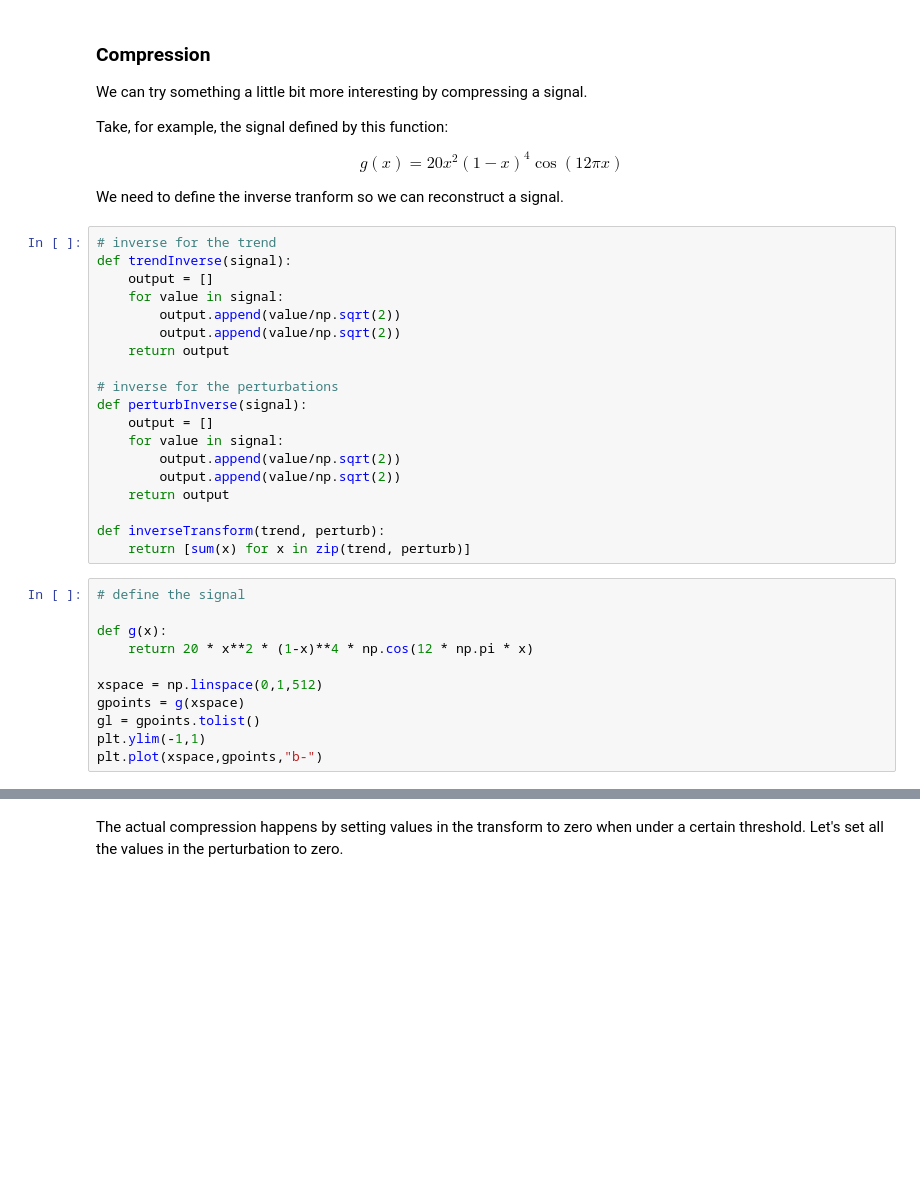
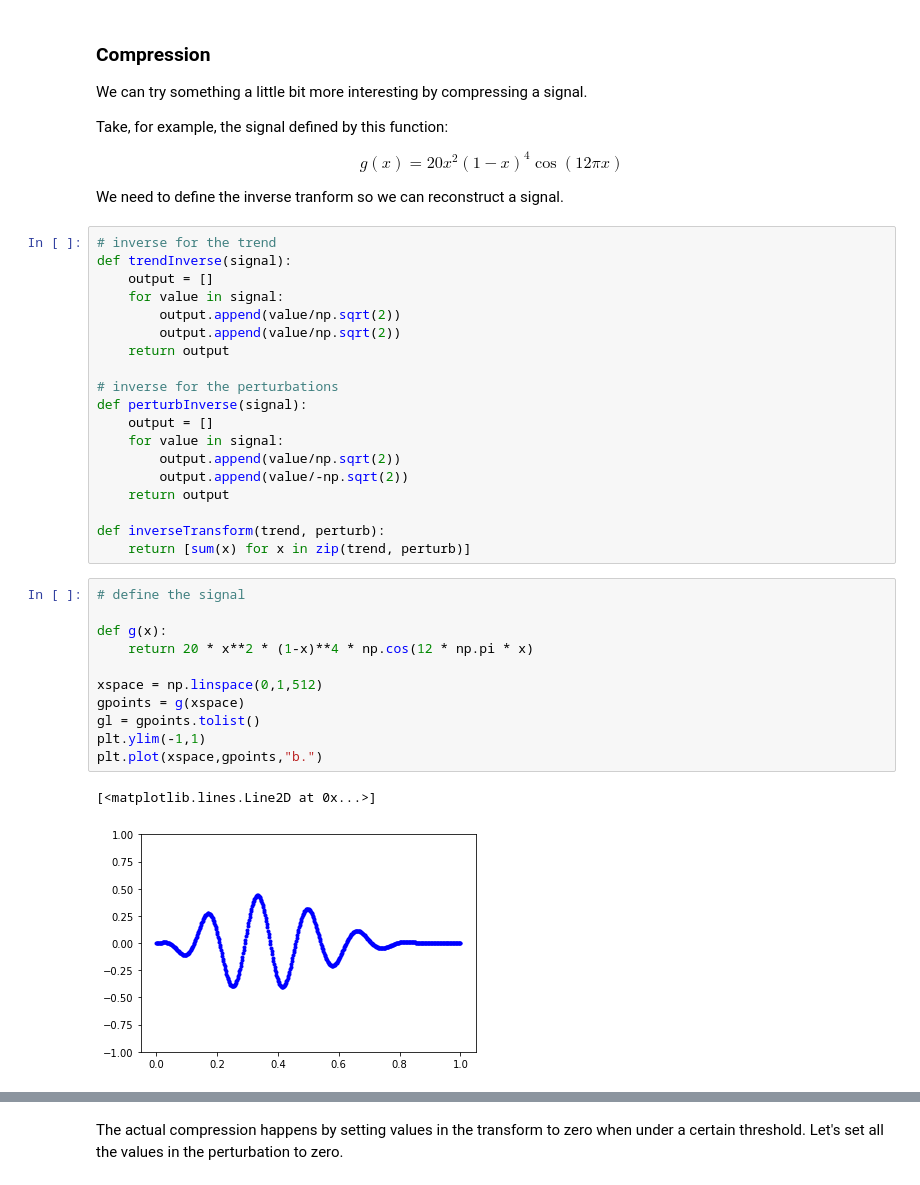
Before and after one commit to achcello/computer-music, a Jupyter notebook: haar_transform.ipynb, the cells around one changed output, grey strips where cells are left out. Saved outputs shown, nothing was run; the diff lists cells and outputs as text; blank space fills up the shorter version.

```diff
--- a/haar_transform.ipynb
+++ b/haar_transform.ipynb
@@ -74,7 +86,7 @@ def perturbInverse(signal):
     output = []
     for value in signal:
         output.append(value/np.sqrt(2))
-        output.append(value/np.sqrt(2))
+        output.append(value/-np.sqrt(2))
     return output
 
 def inverseTransform(trend, perturb):
@@ -82,14 +94,17 @@ def inverseTransform(trend, perturb):
 # %%
 # define the signal
 
 def g(x):
     return 20 * x**2 * (1-x)**4 * np.cos(12 * np.pi * x)
 
 xspace = np.linspace(0,1,512)
 gpoints = g(xspace)
 gl = gpoints.tolist()
 plt.ylim(-1,1)
-plt.plot(xspace,gpoints,"b-")
+plt.plot(xspace,gpoints,"b.")
+# %% [output]
+[<matplotlib.lines.Line2D at 0x...>]
+[figure, added]
 # %%
 # we have a space of 2^10 samples to work with, so we can perform up to a
 # 10-level Haar transform. Let's do one level and see how it works.
```
Also changed, not shown: parts of 8 cells of this notebook.
